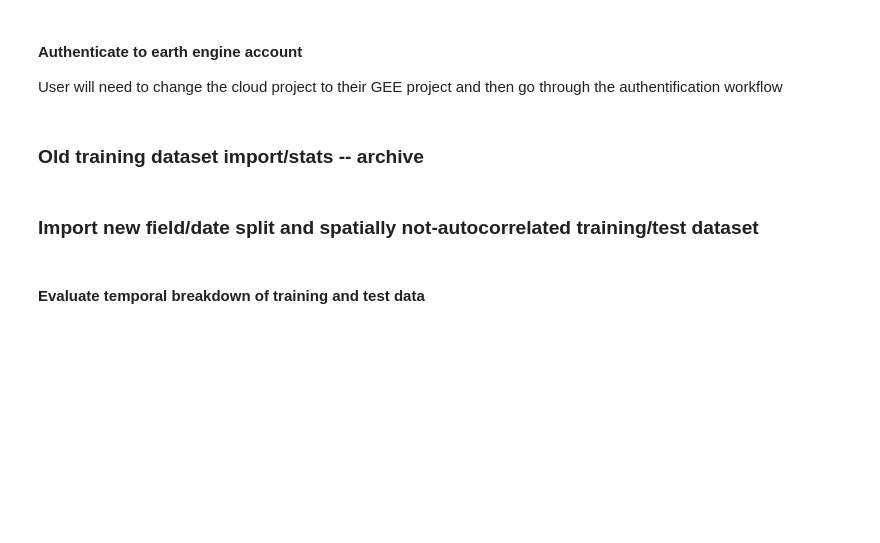
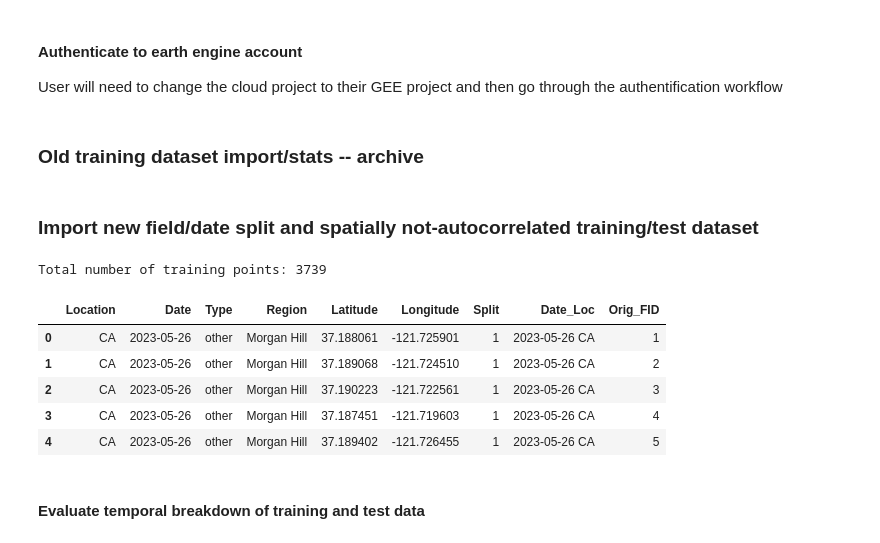
Before and after one commit to tnc-ca-geo/rs-ag-plastics, a Jupyter notebook: Full_Classification_Workflow_ATworking.ipynb, the cells around one changed output. Cells and saved outputs as stored; diff of their text form; code cells hidden in the pictures; blank space fills up the shorter version.

```diff
--- a/Full_Classification_Workflow_ATworking.ipynb
+++ b/Full_Classification_Workflow_ATworking.ipynb
@@ -112,21 +112,31 @@ except:
 # %%
 # load data
 training = pd.read_csv('data/AllTraining_080425prj_SJfiltered.csv')
 # combine all black mulch types into one
 training['Type'] = training['Type'].replace('black mulch', 'blackmulch')
 # set date column to EE format
 training['Date'] = pd.to_datetime(training['Date']).dt.strftime('%Y-%m-%d')
 # remove 2018-05-09 data -- no s2 image for it
 training = training[training['Date'] != '2018-05-09']
 
 # Stats, optional:
 print('Total number of training points:', training.shape[0])
 # print('\tunique types', training['Type'].unique())
 # print('Number of rows in each class of Type:\n', training['Type'].value_counts())
 # print('Unique dates:', training['Date'].unique())
 # print('Number of rows in each location:\n', training['Location'].value_counts())
 # convert date to datetime format for consistency
 # training['Date'] = pd.to_datetime(training['Date']).dt.strftime('%Y-%m-%d')
+
+display(training.head())
+# %% [output]
+Total number of training points: 3739
+|  | Location | Date | Type | Region | Latitude | Longitude | Split | Date_Loc | Orig_FID |
+| 0 | CA | 2023-05-26 | other | Morgan Hill | 37.188061 | -121.725901 | 1 | 2023-05-26 CA | 1 |
+| 1 | CA | 2023-05-26 | other | Morgan Hill | 37.189068 | -121.724510 | 1 | 2023-05-26 CA | 2 |
+| 2 | CA | 2023-05-26 | other | Morgan Hill | 37.190223 | -121.722561 | 1 | 2023-05-26 CA | 3 |
+| 3 | CA | 2023-05-26 | other | Morgan Hill | 37.187451 | -121.719603 | 1 | 2023-05-26 CA | 4 |
+| 4 | CA | 2023-05-26 | other | Morgan Hill | 37.189402 | -121.726455 | 1 | 2023-05-26 CA | 5 |
 # %% [markdown]
 #### Evaluate temporal breakdown of training and test data
 # %%
```
Also changed, not shown: parts of 3 cells of this notebook.
